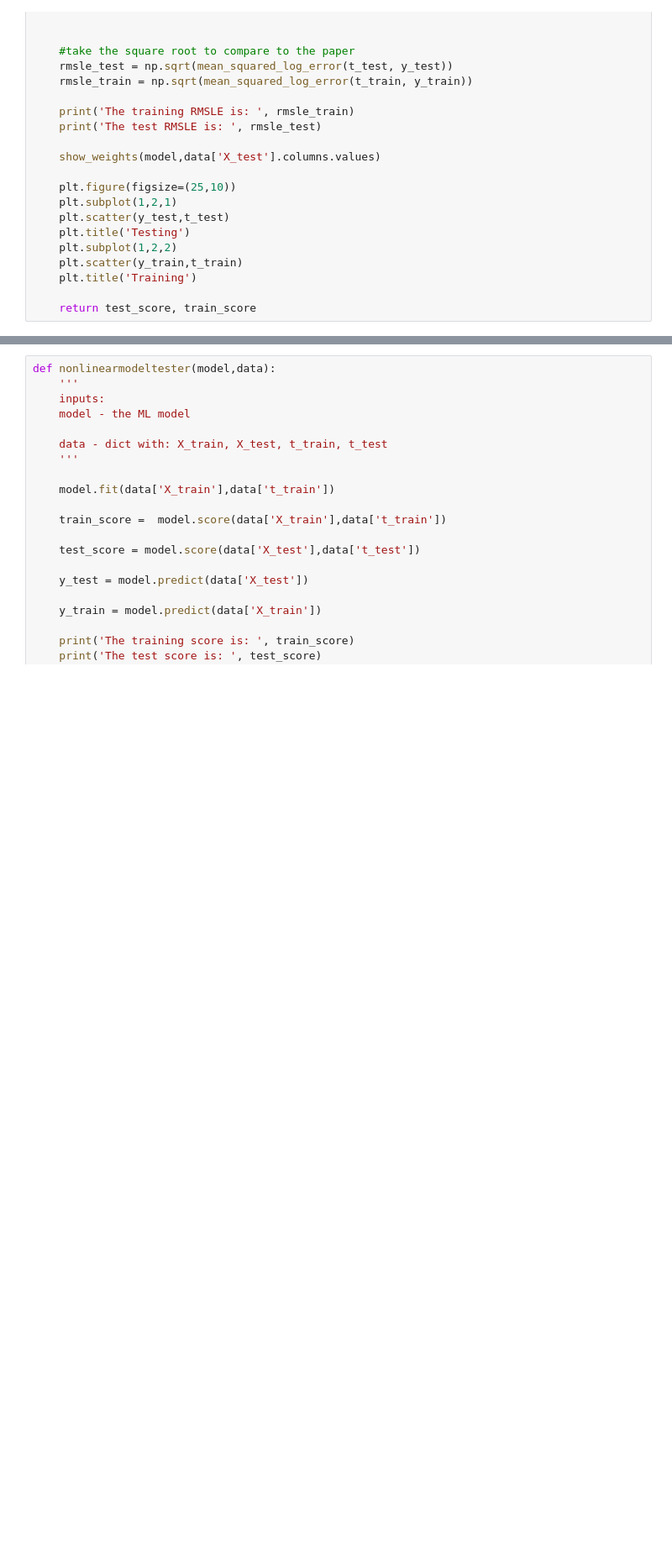
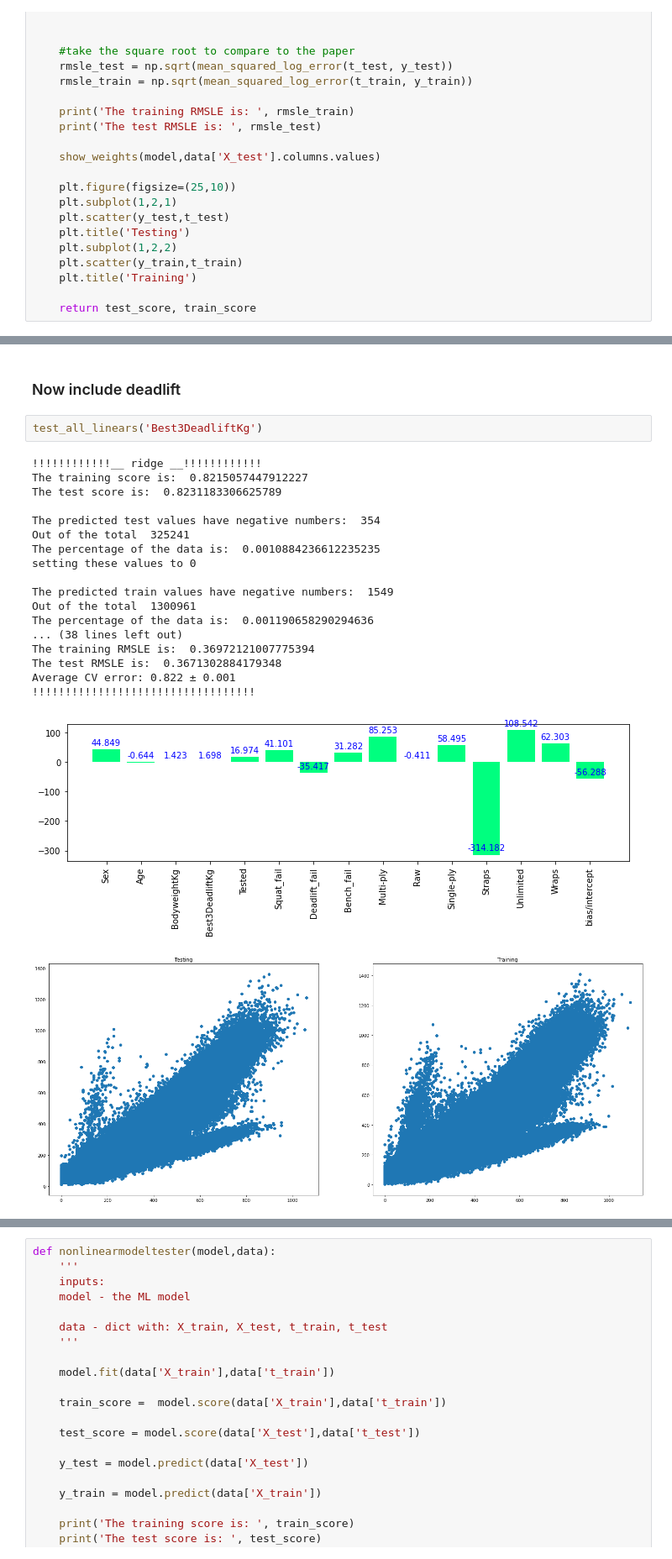
Before and after one commit to pbounds10/applliedML-5156_project, a Jupyter notebook: src/powerlifting.ipynb, the cells around one changed output, grey strips where cells are left out. Shown at 84% size. Saved outputs shown, nothing was run; the diff lists cells and outputs as text; blank space fills up the shorter version.

```diff
--- a/src/powerlifting.ipynb
+++ b/src/powerlifting.ipynb
@@ -689,0 +634,24 @@ Average CV error: 0.938 ± 0.001
+# %% [markdown]
+### Now include deadlift
+# %%
+test_all_linears('Best3DeadliftKg')
+# %% [output]
+!!!!!!!!!!!!__ ridge __!!!!!!!!!!!!
+The training score is:  0.8215057447912227
+The test score is:  0.8231183306625789
+
+The predicted test values have negative numbers:  354
+Out of the total  325241
+The percentage of the data is:  0.0010884236612235235
+setting these values to 0
+
+The predicted train values have negative numbers:  1549
+Out of the total  1300961
+The percentage of the data is:  0.001190658290294636
+... (38 lines left out)
+The training RMSLE is:  0.36972121007775394
+The test RMSLE is:  0.3671302884179348
+Average CV error: 0.822 ± 0.001
+!!!!!!!!!!!!!!!!!!!!!!!!!!!!!!!!!!
+[figure, added]
+[figure, added]
```
Also changed, not shown: parts of 35 cells of this notebook.
